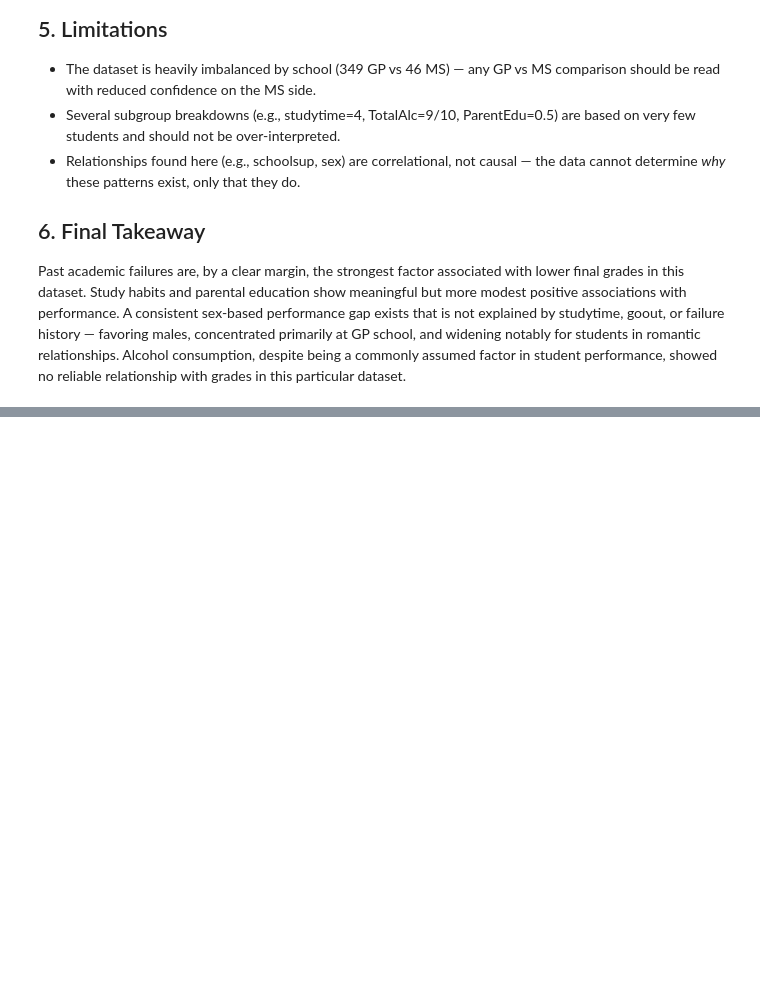
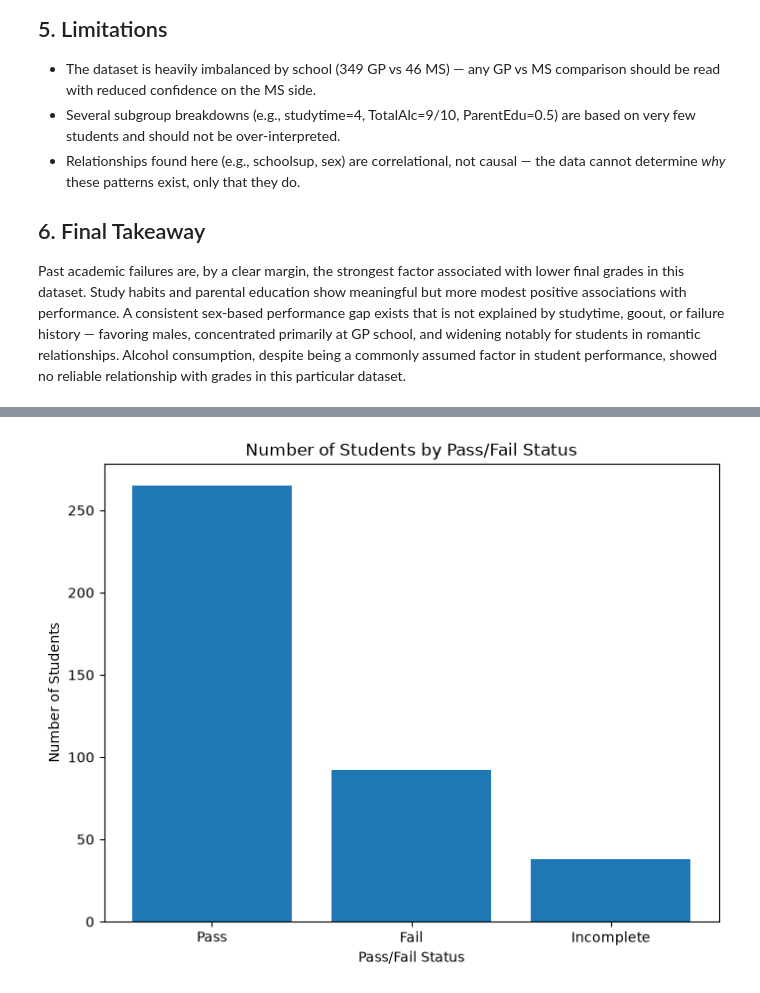
Before and after one commit to zaimapc2-max/student_performance_analyzer, a Jupyter notebook: student_analysis.ipynb, the cells around one changed output, grey strips where cells are left out. Drawn from its saved outputs; the diff is of its cells as text; code cells hidden in the pictures; blank space fills up the shorter version.

```diff
--- a/student_analysis.ipynb
+++ b/student_analysis.ipynb
@@ -453,0 +984,11 @@ with grades in this particular dataset.
+# %%
+passfail_counts = sd["Pass/Fail"].value_counts()
+
+fig, ax = plt.subplots(figsize=(8,6))
+ax.bar(passfail_counts.index, passfail_counts.values)
+ax.set_title("Number of Students by Pass/Fail Status")
+ax.set_xlabel("Pass/Fail Status")
+ax.set_ylabel("Number of Students")
+plt.show()
+# %% [output]
+[figure, added]
```
Also changed, not shown: parts of 53 cells of this notebook.
